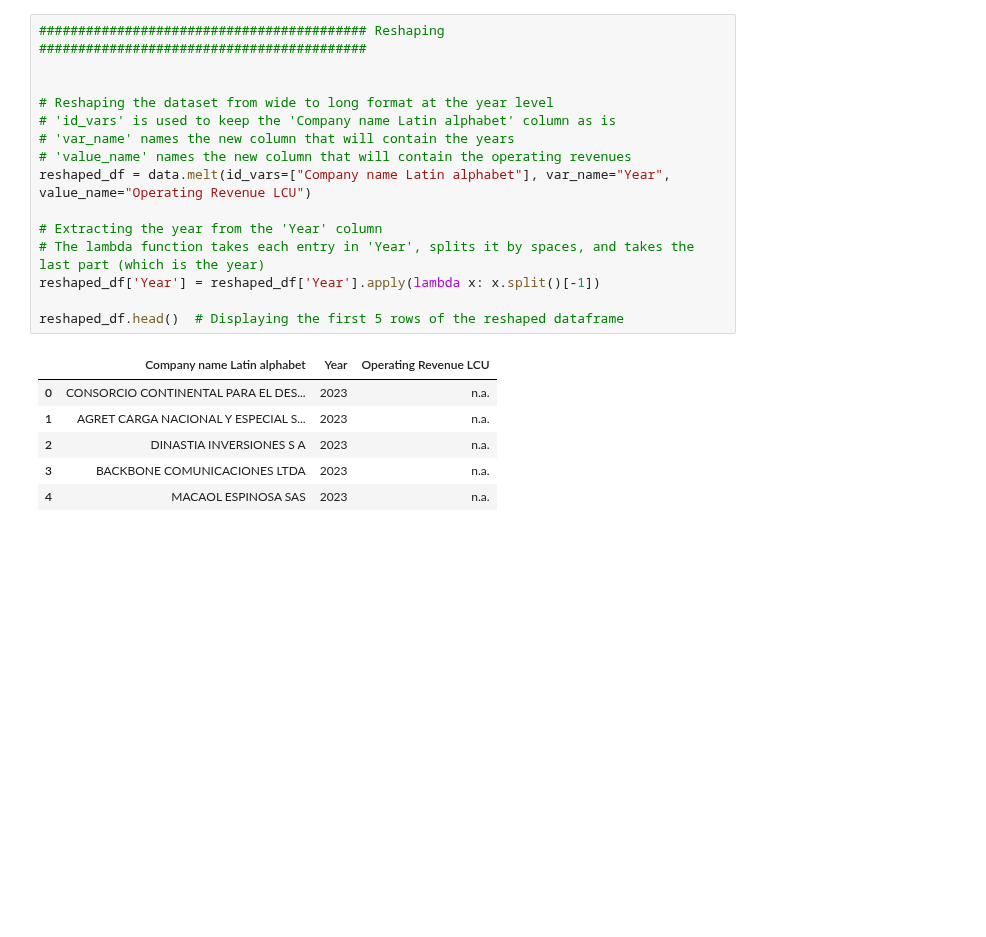
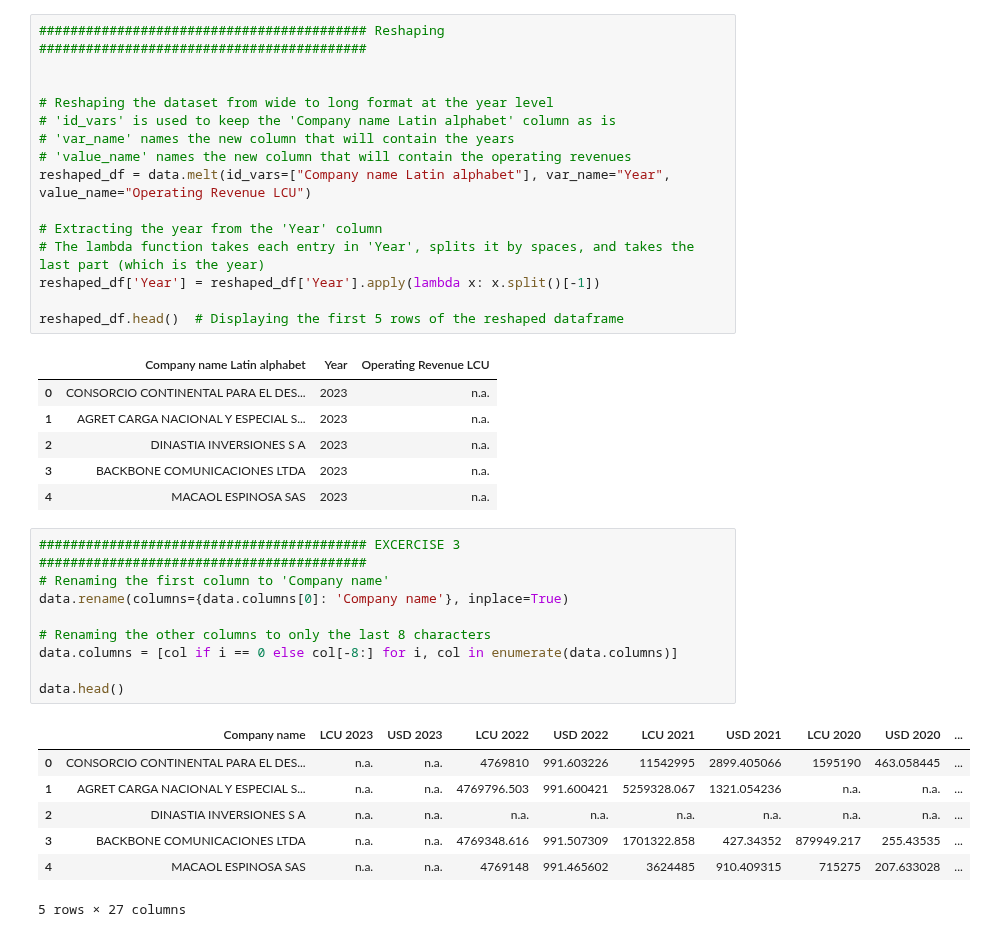
Before and after one commit to alexanderquispe/MediaLab_Summer_Python, a Jupyter notebook: assignments/assignment3/group_3_ass_3_2024.ipynb, the cells around one changed output. Cells and saved outputs as stored; diff of their text form; blank space fills up the shorter version.

Commit message:
#59 Adding Excercise 3
Adding Excercise 3

```diff
--- a/assignments/assignment3/group_3_ass_3_2024.ipynb
+++ b/assignments/assignment3/group_3_ass_3_2024.ipynb
@@ -146,3 +167,20 @@ reshaped_df.head()  # Displaying the first 5 rows of the reshaped dataframe
 | 2 | DINASTIA INVERSIONES S A | 2023 | n.a. |
 | 3 | BACKBONE COMUNICACIONES LTDA | 2023 | n.a. |
 | 4 | MACAOL ESPINOSA SAS | 2023 | n.a. |
+# %%
+########################################## EXCERCISE 3 ##########################################
+# Renaming the first column to 'Company name'
+data.rename(columns={data.columns[0]: 'Company name'}, inplace=True)
+
+# Renaming the other columns to only the last 8 characters
+data.columns = [col if i == 0 else col[-8:] for i, col in enumerate(data.columns)]
+
+data.head()
+# %% [output]
+|  | Company name | LCU 2023 | USD 2023 | LCU 2022 | USD 2022 | LCU 2021 | USD 2021 | LCU 2020 | USD 2020 | ... |
+| 0 | CONSORCIO CONTINENTAL PARA EL DES... | n.a. | n.a. | 4769810 | 991.603226 | 11542995 | 2899.405066 | 1595190 | 463.058445 | ... |
+| 1 | AGRET CARGA NACIONAL Y ESPECIAL S... | n.a. | n.a. | 4769796.503 | 991.600421 | 5259328.067 | 1321.054236 | n.a. | n.a. | ... |
+| 2 | DINASTIA INVERSIONES S A | n.a. | n.a. | n.a. | n.a. | n.a. | n.a. | n.a. | n.a. | ... |
+| 3 | BACKBONE COMUNICACIONES LTDA | n.a. | n.a. | 4769348.616 | 991.507309 | 1701322.858 | 427.34352 | 879949.217 | 255.43535 | ... |
+| 4 | MACAOL ESPINOSA SAS | n.a. | n.a. | 4769148 | 991.465602 | 3624485 | 910.409315 | 715275 | 207.633028 | ... |
+5 rows × 27 columns
```
Also changed, not shown: parts of 3 cells of this notebook.
